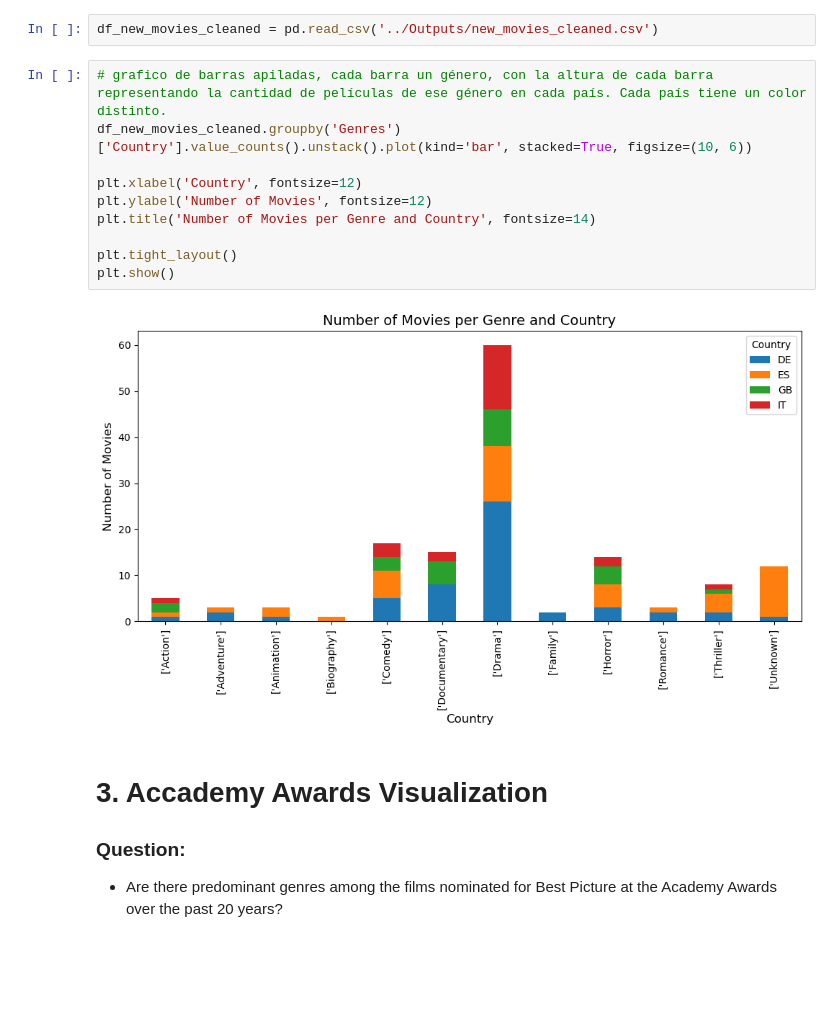
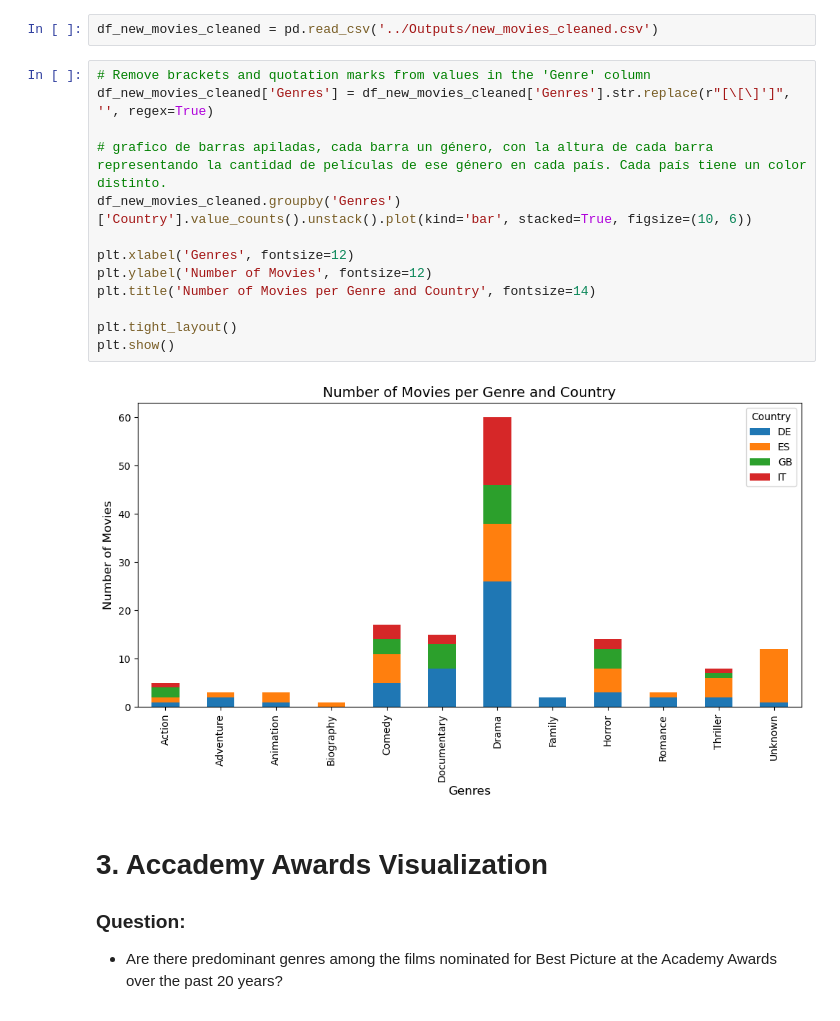
Before and after one commit to LauMarMar17/HMDA_Programming4DS, a Jupyter notebook: Data_visualization/data_visualization.ipynb, the cells around one changed output. Cells and saved outputs as stored; diff of their text form; blank space fills up the shorter version.

```diff
--- a/Data_visualization/data_visualization.ipynb
+++ b/Data_visualization/data_visualization.ipynb
@@ -195,17 +218,20 @@ df_new_movies.head()
 # %%
 df_new_movies_cleaned = pd.read_csv('../Outputs/new_movies_cleaned.csv')
 # %%
+# Remove brackets and quotation marks from values in the 'Genre' column
+df_new_movies_cleaned['Genres'] = df_new_movies_cleaned['Genres'].str.replace(r"[\[\]']", '', regex=True)
+
 # grafico de barras apiladas, cada barra un género, con la altura de cada barra representando la cantidad de películas de ese género en cada país. Cada país tiene un color distinto.
 df_new_movies_cleaned.groupby('Genres')['Country'].value_counts().unstack().plot(kind='bar', stacked=True, figsize=(10, 6))
 
-plt.xlabel('Country', fontsize=12)
+plt.xlabel('Genres', fontsize=12)
 plt.ylabel('Number of Movies', fontsize=12)
 plt.title('Number of Movies per Genre and Country', fontsize=14)
 
 plt.tight_layout()
 plt.show()
 # %% [output]
-[figure, old version]
+[figure, new version]
 # %% [markdown]
 # 3. Accademy Awards Visualization
 
```
Also changed, not shown: parts of 4 cells of this notebook.
